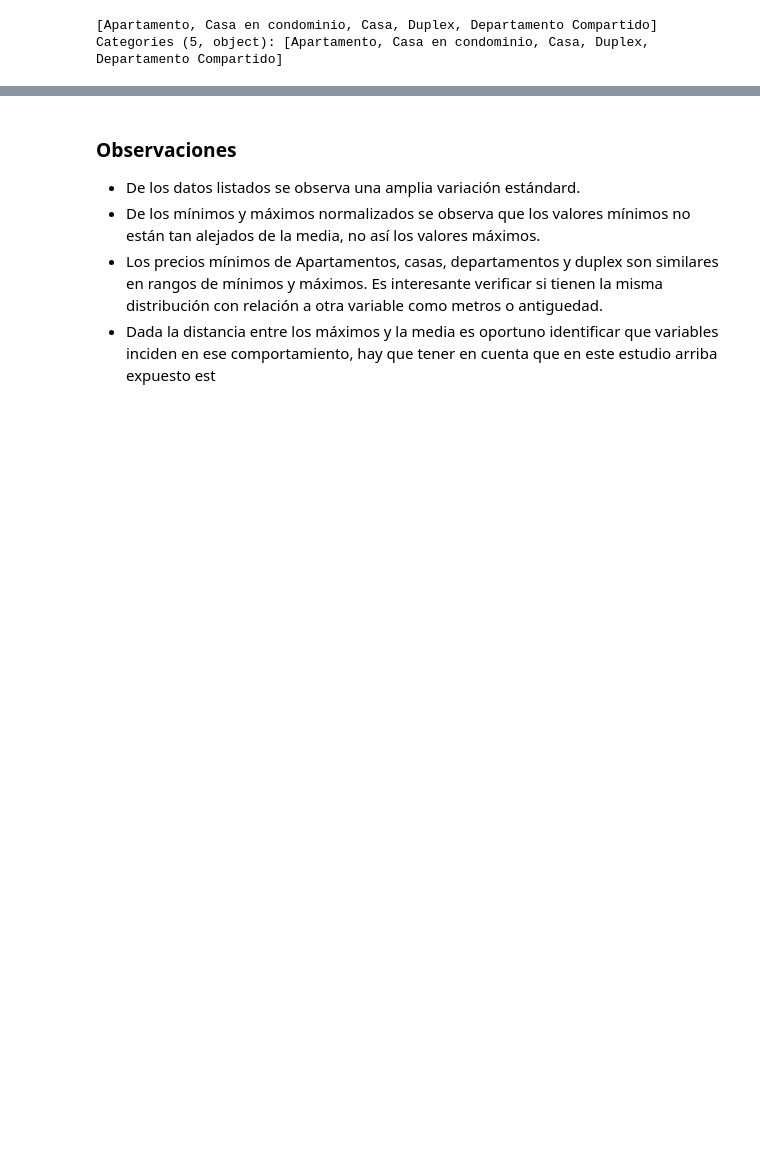
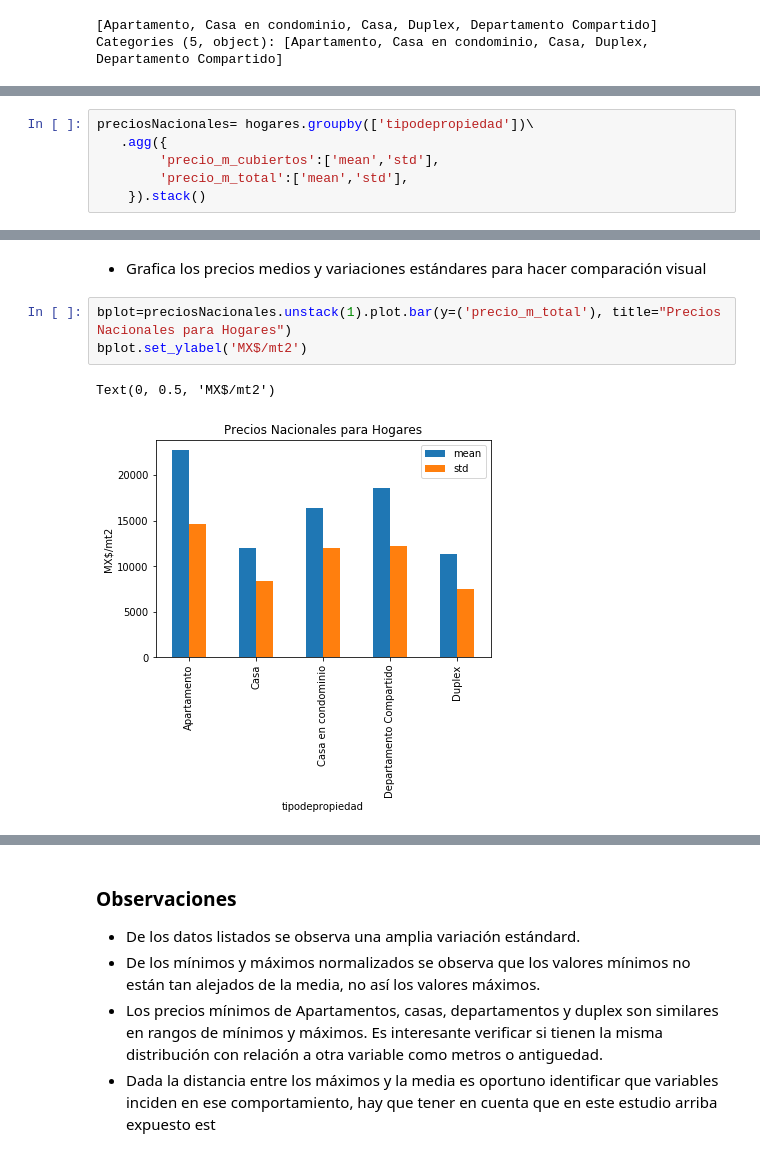
Before and after one commit to mrsoto/tp1_7506, a Jupyter notebook: mrs-analisis-de-datos.ipynb, the cells around one changed output, grey strips where cells are left out. Drawn from its saved outputs; the diff is of its cells as text; blank space fills up the shorter version.

Commit message:
algunos analisis de los precios de hogares por nacional y provincias

```diff
--- a/mrs-analisis-de-datos.ipynb
+++ b/mrs-analisis-de-datos.ipynb
@@ -159,0 +104,6 @@ hogaresStats
+# %%
+preciosNacionales= hogares.groupby(['tipodepropiedad'])\
+   .agg({
+        'precio_m_cubiertos':['mean','std'],
+        'precio_m_total':['mean','std'],
+    }).stack()
@@ -159,0 +125,8 @@ hogaresStats
+# %% [markdown]
+* Grafica los precios medios y variaciones estándares para hacer comparación visual
+# %%
+bplot=preciosNacionales.unstack(1).plot.bar(y=('precio_m_total'), title="Precios Nacionales para Hogares")
+bplot.set_ylabel('MX$/mt2')
+# %% [output]
+Text(0, 0.5, 'MX$/mt2')
+[figure, added]
```
Also changed, not shown: parts of 12 cells of this notebook.
